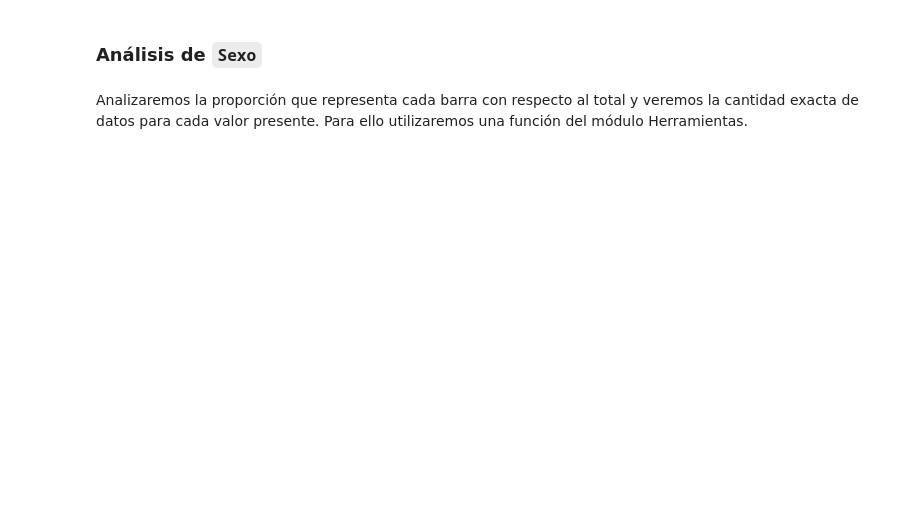
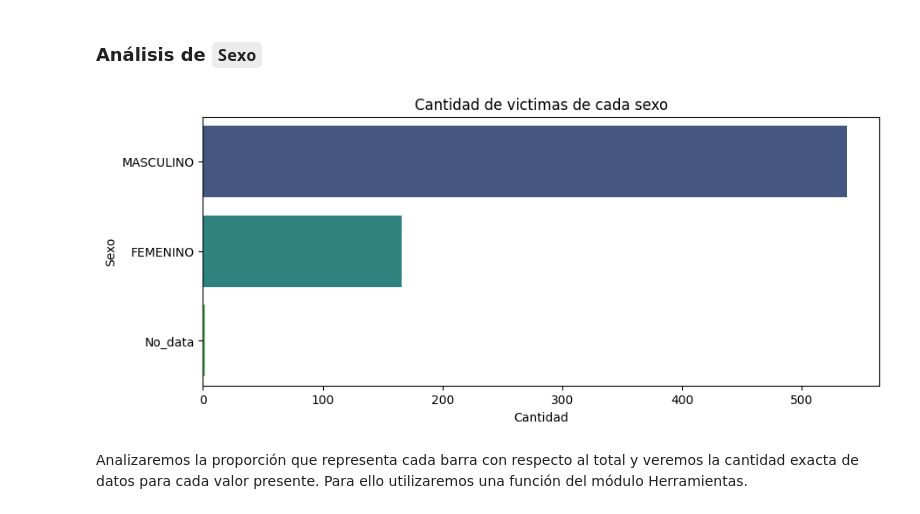
Before and after one commit to MaximilianoTauil/PI_Siniestros, a Jupyter notebook: EDA.ipynb, the cells around one changed output. Drawn from its saved outputs; the diff is of its cells as text; code cells hidden in the pictures; blank space fills up the shorter version.

```diff
--- a/EDA.ipynb
+++ b/EDA.ipynb
@@ -747,5 +767,13 @@ No_data                  1.27
 # %% [markdown]
 ### Análisis de ``Sexo``
+# %%
+plt.figure(figsize=(10,4))
+sns.countplot(data=data_union,y='Sexo',hue='Sexo',palette='viridis')
+plt.xlabel('Cantidad')
+plt.title('Cantidad de victimas de cada sexo')
+plt.show()
+# %% [output]
+[figure, added]
 # %% [markdown]
 Analizaremos la proporción que representa cada barra con respecto al total y veremos la cantidad exacta de datos para cada valor presente. Para ello utilizaremos una función del módulo Herramientas.
 # %%
```
Also changed, not shown: parts of 19 cells of this notebook.
